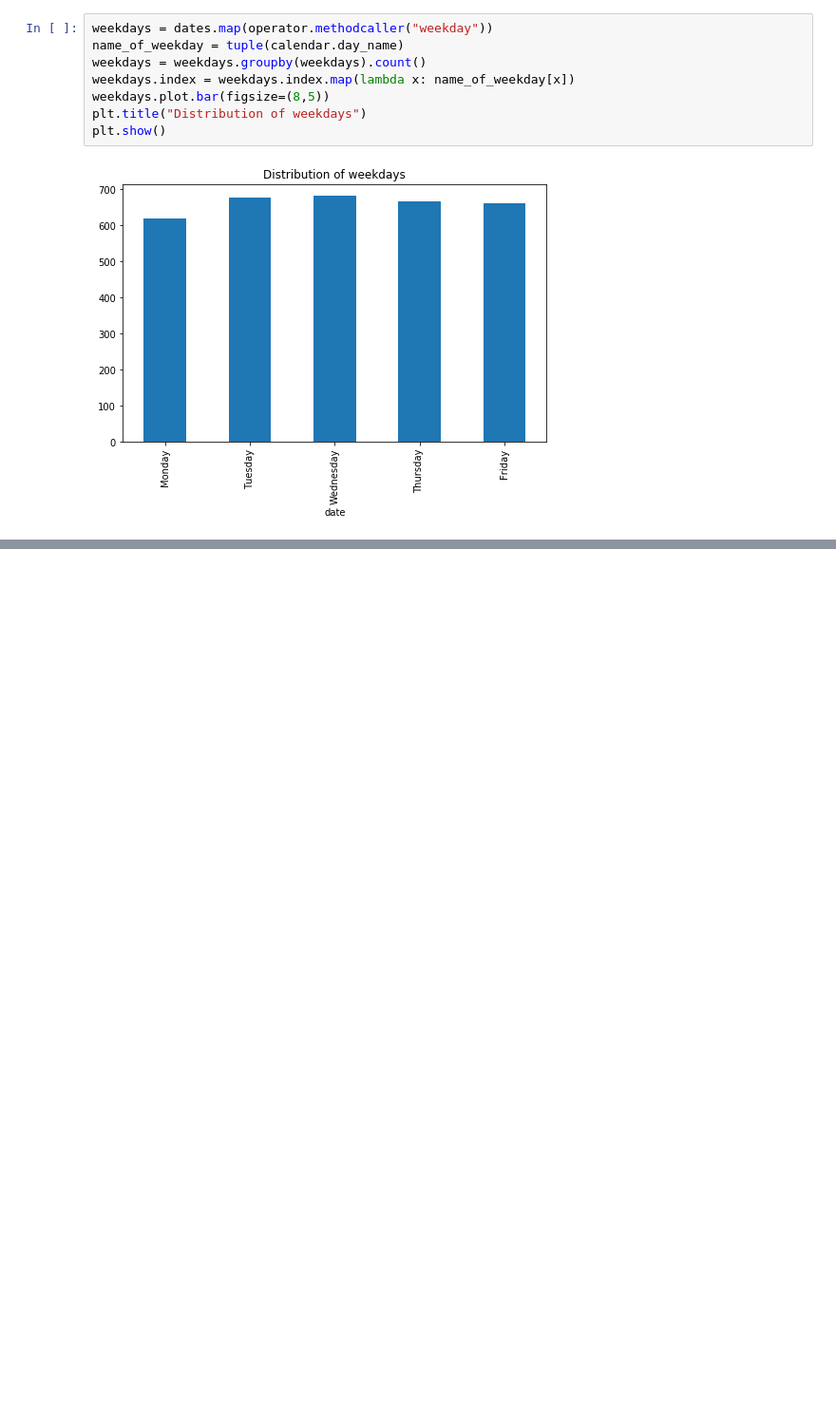
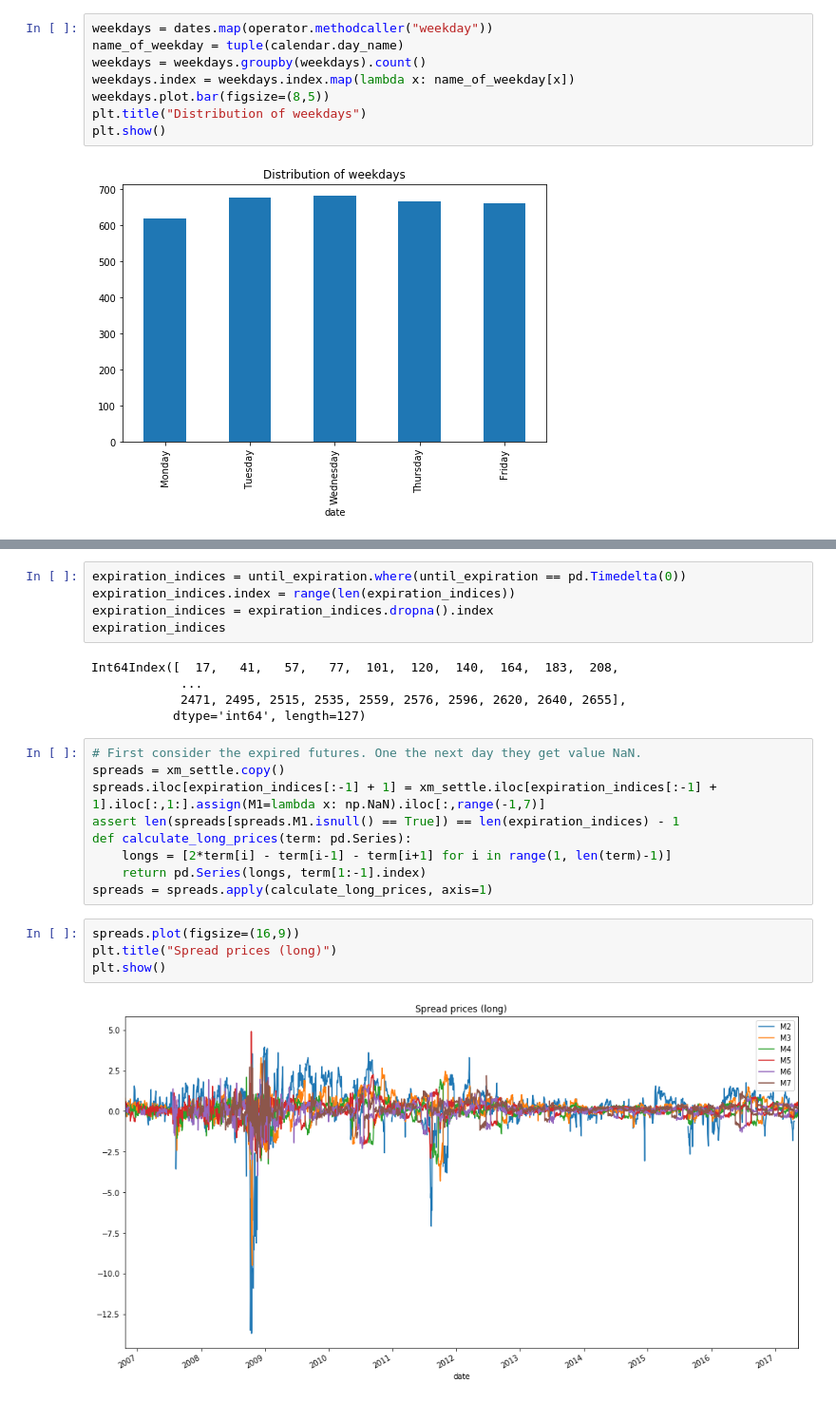
Before and after one commit to leyhline/vix-term-structure, a Jupyter notebook: overview.ipynb, the cells around one changed output, grey strips where cells are left out. Shown at 95% size. Drawn from its saved outputs; the diff is of its cells as text; blank space fills up the shorter version.

```diff
--- a/overview.ipynb
+++ b/overview.ipynb
@@ -230,0 +296,25 @@ plt.show()
+# %%
+expiration_indices = until_expiration.where(until_expiration == pd.Timedelta(0))
+expiration_indices.index = range(len(expiration_indices))
+expiration_indices = expiration_indices.dropna().index
+expiration_indices
+# %% [output]
+Int64Index([  17,   41,   57,   77,  101,  120,  140,  164,  183,  208,
+            ...
+            2471, 2495, 2515, 2535, 2559, 2576, 2596, 2620, 2640, 2655],
+           dtype='int64', length=127)
+# %%
+# First consider the expired futures. One the next day they get value NaN.
+spreads = xm_settle.copy()
+spreads.iloc[expiration_indices[:-1] + 1] = xm_settle.iloc[expiration_indices[:-1] + 1].iloc[:,1:].assign(M1=lambda x: np.NaN).iloc[:,range(-1,7)]
+assert len(spreads[spreads.M1.isnull() == True]) == len(expiration_indices) - 1
+def calculate_long_prices(term: pd.Series):
+    longs = [2*term[i] - term[i-1] - term[i+1] for i in range(1, len(term)-1)]
+    return pd.Series(longs, term[1:-1].index)
+spreads = spreads.apply(calculate_long_prices, axis=1)
+# %%
+spreads.plot(figsize=(16,9))
+plt.title("Spread prices (long)")
+plt.show()
+# %% [output]
+[figure, added]
```
Also changed, not shown: parts of 13 cells of this notebook.
